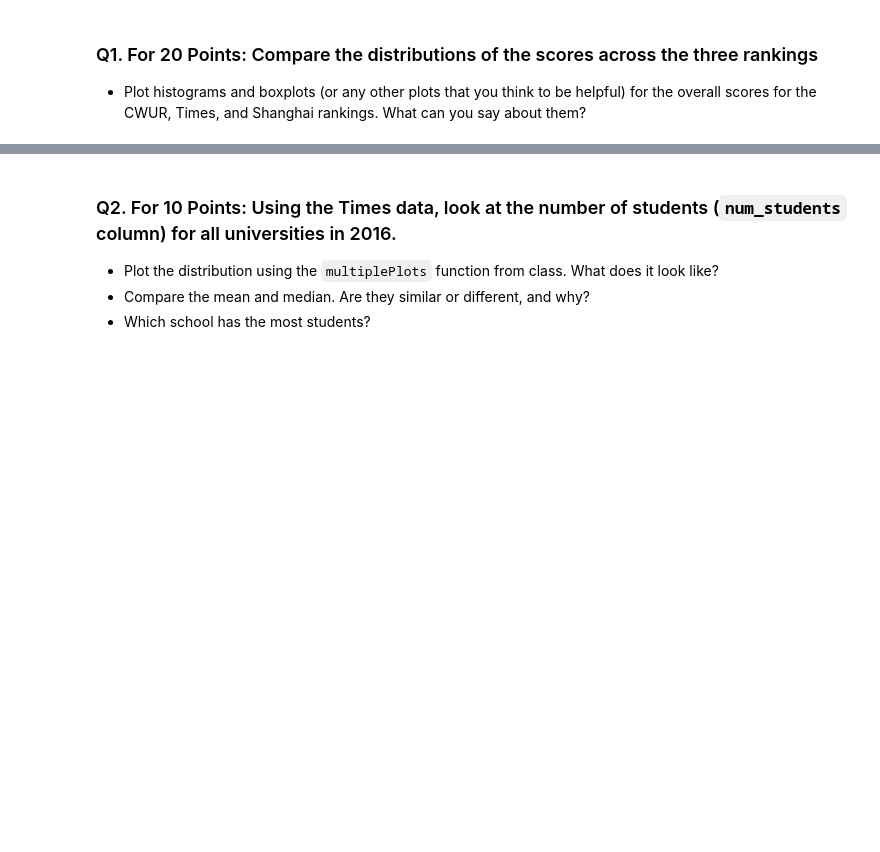
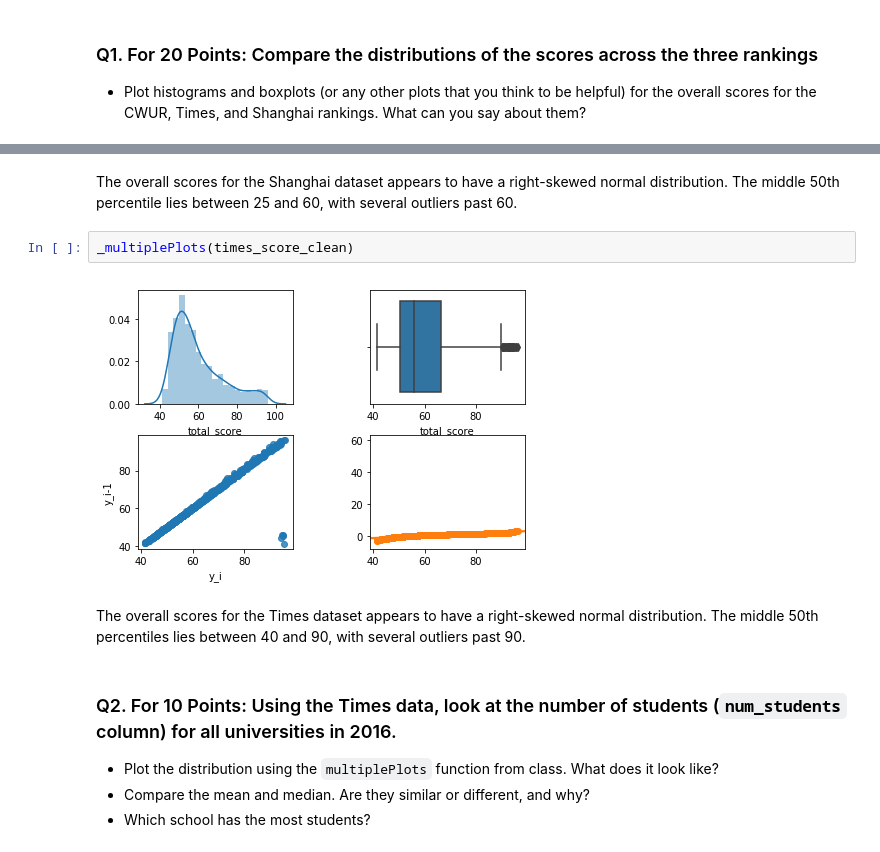
Before and after one commit to tengdann/si618, a Jupyter notebook: 618_HW3.ipynb, the cells around one changed output, grey strips where cells are left out. Drawn from its saved outputs; the diff is of its cells as text; blank space fills up the shorter version.

```diff
--- a/618_HW3.ipynb
+++ b/618_HW3.ipynb
@@ -30,3 +75,11 @@ Look at the column descriptions on the Kaggle page. Note that for some columns,
+# %% [markdown]
+The overall scores for the Shanghai dataset appears to have a right-skewed normal distribution. The middle 50th percentile lies between 25 and 60, with several outliers past 60.
+# %%
+_multiplePlots(times_score_clean)
+# %% [output]
+[figure, added]
+# %% [markdown]
+The overall scores for the Times dataset appears to have a right-skewed normal distribution. The middle 50th percentiles lies between 40 and 90, with several outliers past 90.
 # %% [markdown]
 ### Q2. For 10 Points: Using the Times data, look at the number of students (`num_students` column) for all universities in 2016.
 
```
Also changed, not shown: parts of 24 cells of this notebook, 6 other files.
